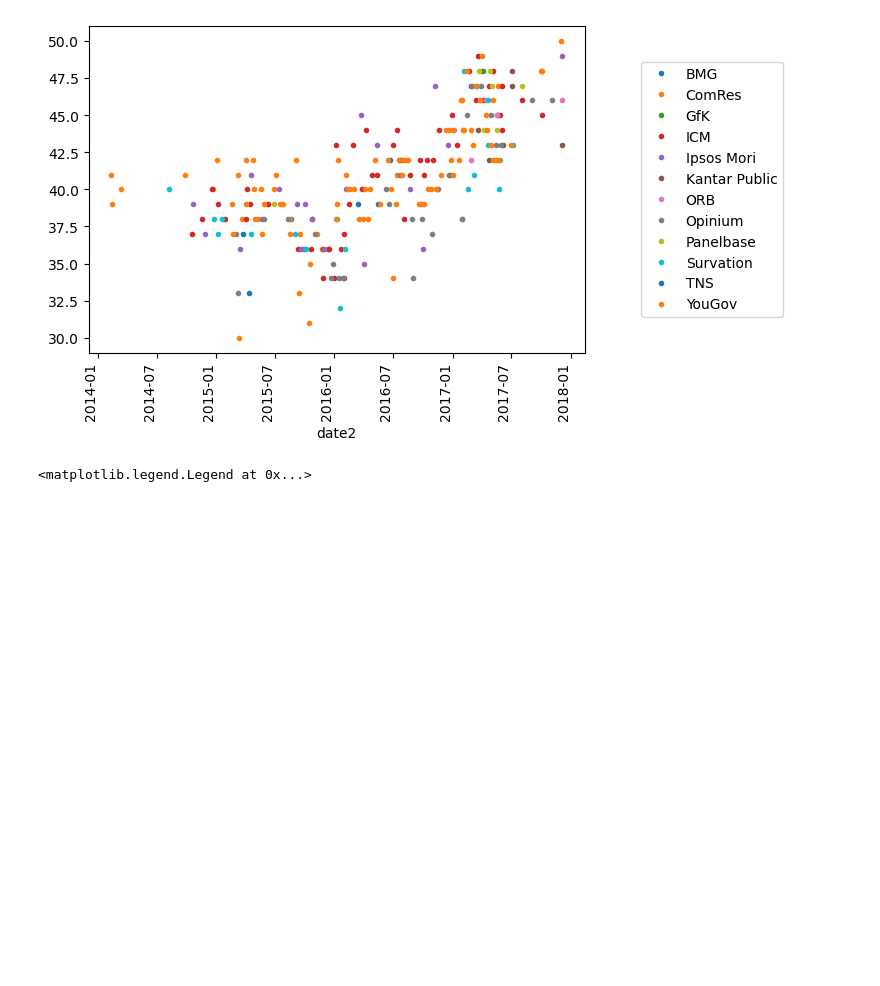
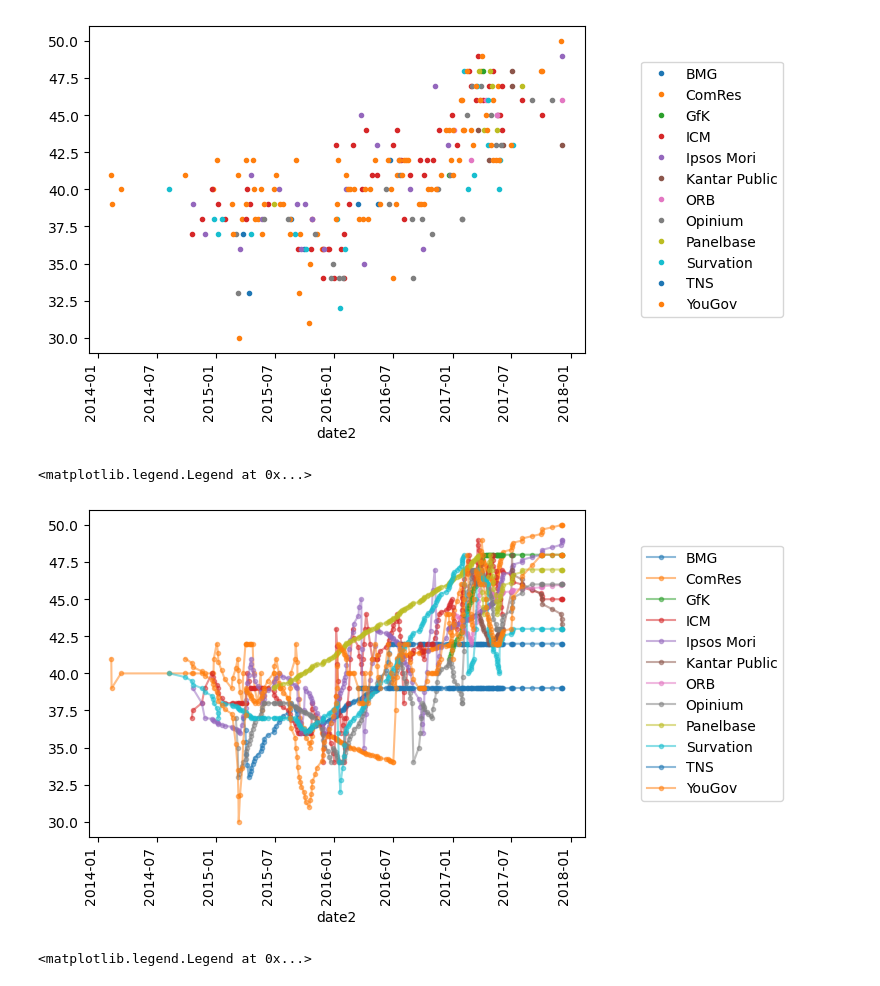
Before and after one commit to stelios-c/uk_votes, a Jupyter notebook: uk_polls2017.ipynb, the cells around one changed output. Saved outputs shown, nothing was run; the diff lists cells and outputs as text; code cells hidden in the pictures; blank space fills up the shorter version.

Commit message:
try interpolating on 2017 polls

```diff
--- a/uk_polls2017.ipynb
+++ b/uk_polls2017.ipynb
@@ -22,6 +22,20 @@ array(['Ukip', 'Grn', 'SNP', 'LD', 'Lab', 'Con'], dtype=object)
 # %% [output]
 <matplotlib.legend.Legend at 0x...>
 [figure]
+# %%
+(uk_polls_2017
+ .set_index(['date2','Poll','Pivot Field Names'])['%']
+ .unstack()
+ .Con
+ .unstack()
+ .sort_index()
+ .interpolate()
+ .plot(rot=90,marker='.',alpha=0.5)
+ .legend(loc='center left',bbox_to_anchor=(1.1, 0.5))
+)
+# %% [output]
+<matplotlib.legend.Legend at 0x...>
+[figure, added]
 # %%
 (uk_polls_2017
  .set_index(['date2','Poll','Pivot Field Names'])['%']
```
Also changed, not shown: parts of 2 cells of this notebook.
